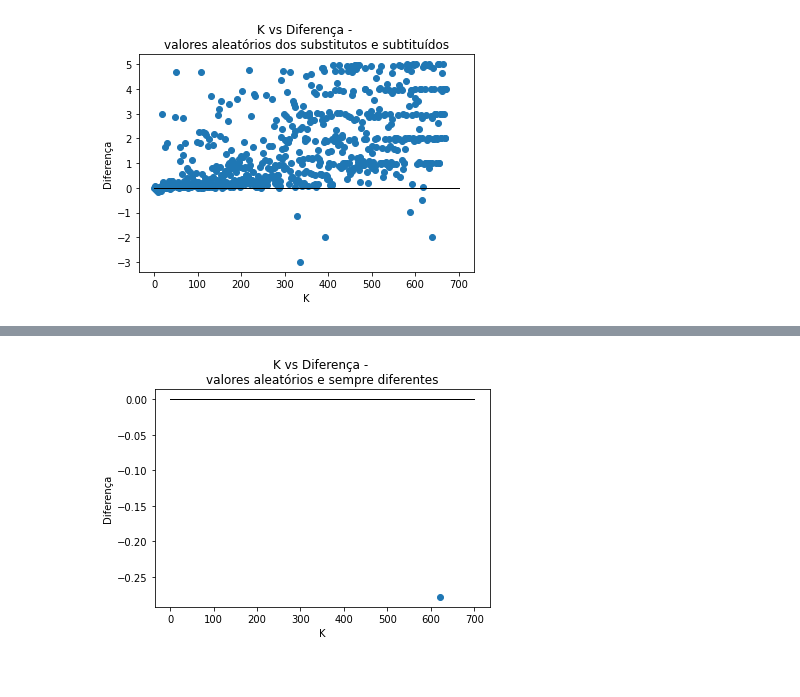
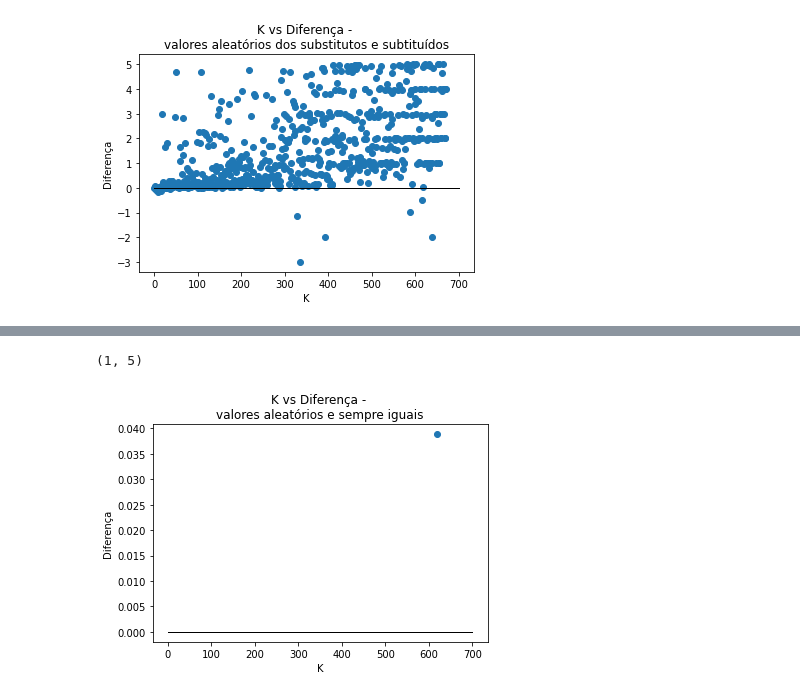
Before and after one commit to alfredjynx/Netflix-Sigma, a Jupyter notebook: netfelix.ipynb, the cells around one changed output, grey strips where cells are left out. Saved outputs shown, nothing was run; the diff lists cells and outputs as text; code cells hidden in the pictures.

```diff
--- a/netfelix.ipynb
+++ b/netfelix.ipynb
@@ -350,12 +350,14 @@ plt.show()
 # %%
-filtro = df_aleatorio["Aleatório"]==df_aleatorio['Correto']
-df_iguais = df[filtro]
+filtro_iguais = df_aleatorio["Aleatório"]==df_aleatorio['Correto']
+df_iguais = df_aleatorio[filtro_iguais]
+print(df_iguais.shape)
 plt.plot([0, 700], [0, 0], color='black', linestyle='-', linewidth=1)
 plt.title('''K vs Diferença -
 valores aleatórios e sempre iguais''')
 plt.xlabel('K')
 plt.ylabel('Diferença')
 plt.scatter(df_iguais['K'], df_iguais['Diferença'])
 plt.show()
 # %% [output]
+(1, 5)
-[figure, old version]
+[figure, new version]
```
Also changed, not shown: parts of 1 cell of this notebook.
